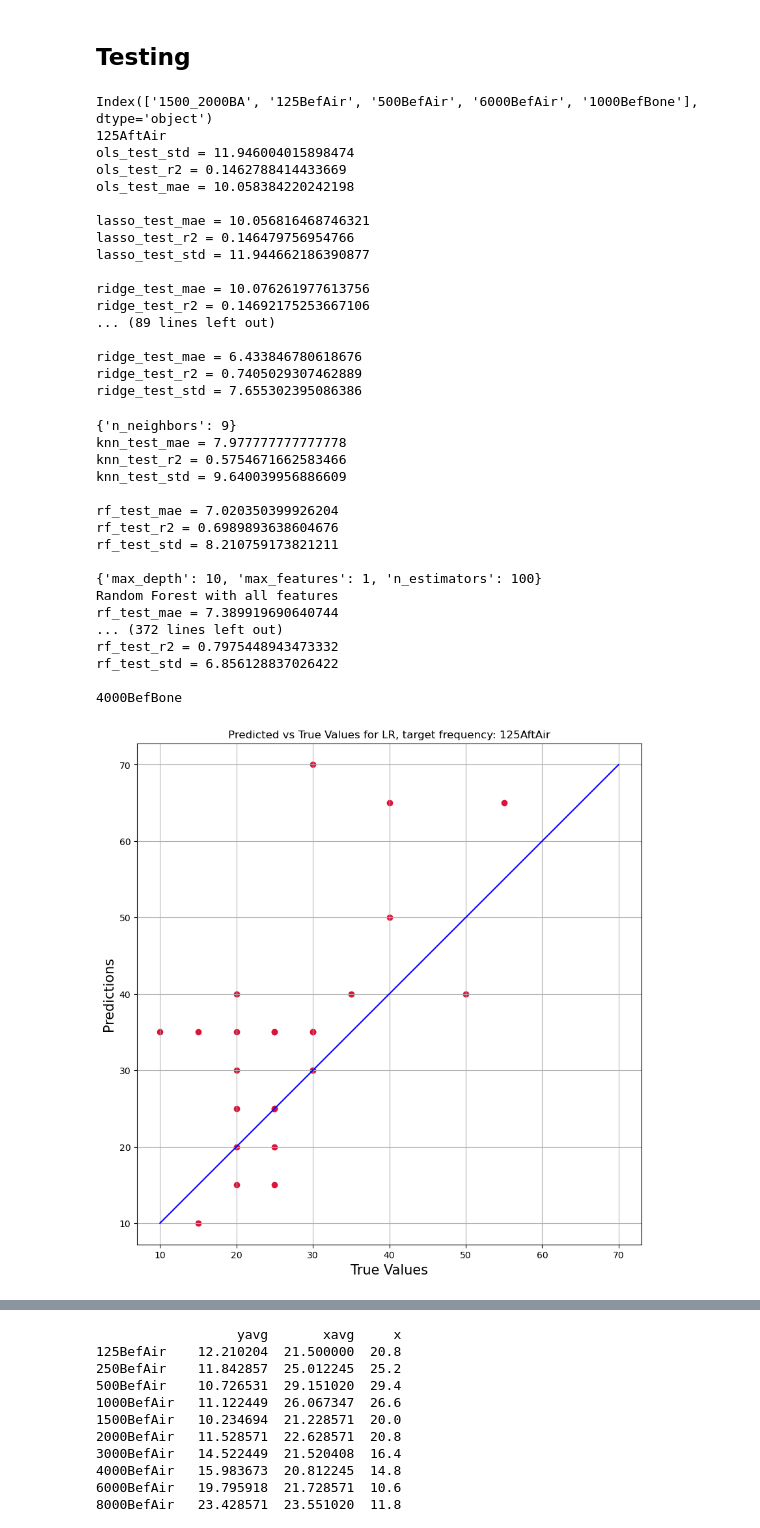
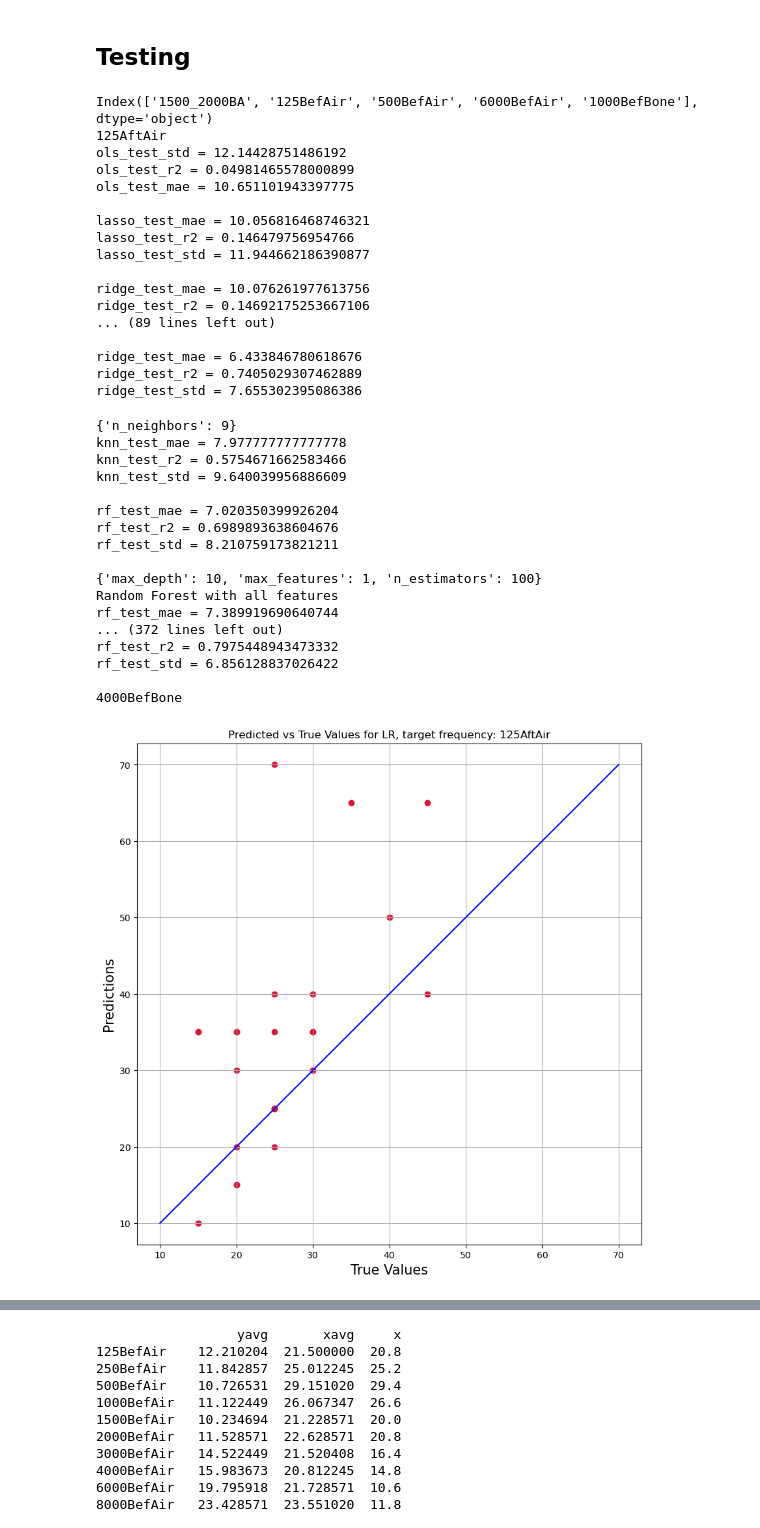
Before and after one commit to vrebol/stapedotomy-prediction-code, a Jupyter notebook: 4testing.ipynb, the cells around one changed output, grey strips where cells are left out. Drawn from its saved outputs; the diff is of its cells as text; code cells hidden in the pictures.

```diff
--- a/4testing.ipynb
+++ b/4testing.ipynb
@@ -68,10 +68,10 @@ for i in range(16):
     tmp_r2s = []
 
     ols_model = LinearRegression()
-    ols_model.fit(x_train_sel, y_train_i)
+    ols_model.fit(x_train, y_train_i)
 
-    ols_predicted = ols_model.predict(x_test_sel)
-    ols_predicted_rounded = funct.predict_and_round(ols_model,x_test_sel)
+    ols_predicted = ols_model.predict(x_test)
+    ols_predicted_rounded = funct.predict_and_round(ols_model,x_test)
 
 
     ols_test_mae = mean_absolute_error(y_test_i,ols_predicted)
@@ -253,6 +253,7 @@ for i in range(16):
     bestmodelindex = tmp_maes.index(min(tmp_maes))
     if(bestmodelindex == 0):
         best_models.append(ols_model)
+        all_features[i] = 1
     if(bestmodelindex == 1):
         best_models.append(lasso_model)
     elif(bestmodelindex == 2):
@@ -292,39 +293,39 @@ for i in range(16):
 # %% [output]
 Index(['1500_2000BA', '125BefAir', '500BefAir', '6000BefAir', '1000BefBone'], dtype='object')
 125AftAir
-ols_test_std = 11.946004015898474
-ols_test_r2 = 0.1462788414433669
-ols_test_mae = 10.058384220242198
+ols_test_std = 12.14428751486192
+ols_test_r2 = 0.04981465578000899
+ols_test_mae = 10.651101943397775
 
 lasso_test_mae = 10.056816468746321
 lasso_test_r2 = 0.146479756954766
 lasso_test_std = 11.944662186390877
 
 ridge_test_mae = 10.076261977613756
 ridge_test_r2 = 0.14692175253667106
 ... (89 lines left out)
 
 ridge_test_mae = 6.433846780618676
 ridge_test_r2 = 0.7405029307462889
 ridge_test_std = 7.655302395086386
 {'n_neighbors': 9}
 knn_test_mae = 7.977777777777778
 knn_test_r2 = 0.5754671662583466
 knn_test_std = 9.640039956886609
 
 rf_test_mae = 7.020350399926204
 rf_test_r2 = 0.6989893638604676
 rf_test_std = 8.210759173821211
 
 {'max_depth': 10, 'max_features': 1, 'n_estimators': 100}
 Random Forest with all features
 rf_test_mae = 7.389919690640744
 ... (372 lines left out)
 rf_test_r2 = 0.7975448943473332
 rf_test_std = 6.856128837026422
 
 4000BefBone
-[figure, old version]
+[figure, new version]
 [figure]
 [figure]
 [figure]
```
Also changed, not shown: parts of 3 cells of this notebook, 1 other file.
